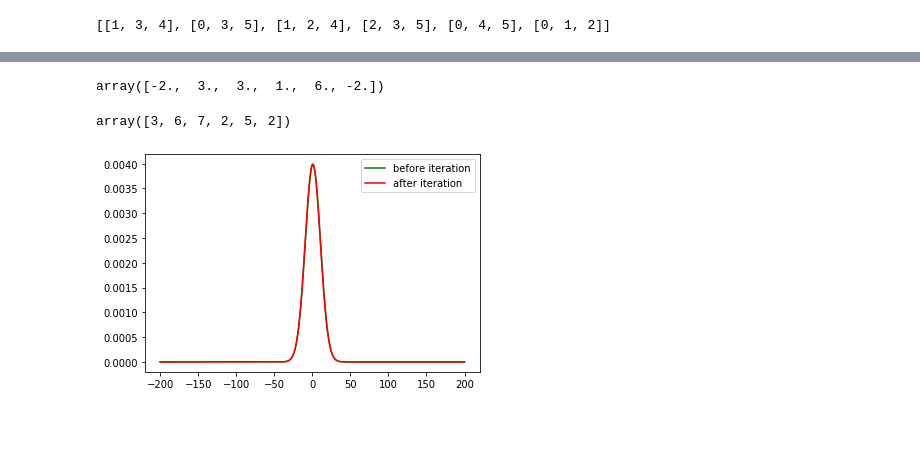
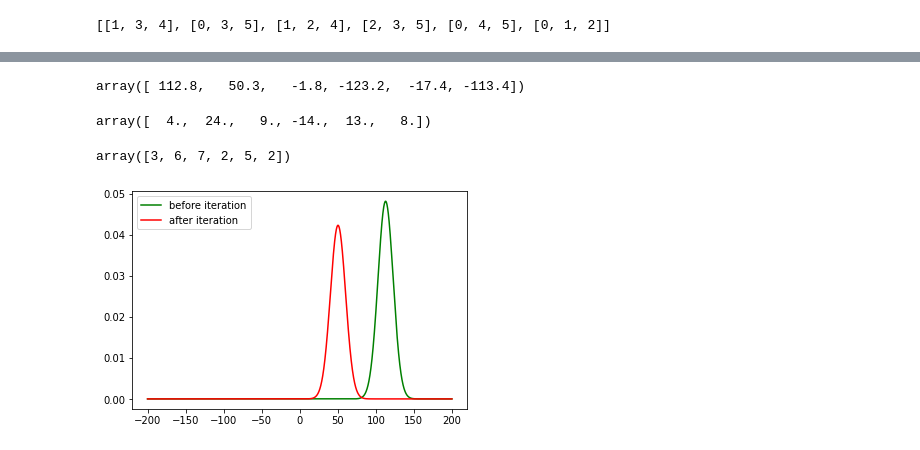
Before and after one commit to abhishek-jana/LDLC, a Jupyter notebook: decoderV4.ipynb, the cells around one changed output, grey strips where cells are left out. Cells and saved outputs as stored; diff of their text form; code cells hidden in the pictures; blank space fills up the shorter version.

```diff
--- a/decoderV4.ipynb
+++ b/decoderV4.ipynb
@@ -99,11 +99,14 @@ def init_message(x, mat):
     variable node outgoing message
     """
     global sigma
+    global y
     nvnode,ncnode = mat.shape
     # initialize outgoing variable messege
     cnode_message = np.zeros(shape = (ncnode,nvnode,len(x)))
-    cnode_idx,cnode,_,_ = _ChkandVarNodes(mat)
+    _,_,vnode_idx,vnode = _ChkandVarNodes(mat)
+    # vnode - nonzero cnodes for each var node
+    chk_histogram = np.bincount(vnode_idx)
 
-    cnode_message[tuple([cnode_idx,cnode])] = (np.exp(-(((H[tuple([cnode,cnode_idx])].reshape(-1,1) - x)/sigma)**2)/2.))/(np.sqrt(2*np.pi*sigma**2))
+    cnode_message[tuple([vnode_idx,vnode])] = (np.exp(-(((np.repeat(y,chk_histogram,axis = 0) - x)/sigma)**2)/2.))/(np.sqrt(2*np.pi*sigma**2))
 
-    return cnode_message
+    return cnode_message.transpose(1,0,2) # for each chk node
@@ -119,5 +112,0 @@ array([[ 117.06996533],
-# %%
-nvnode,ncnode = H.shape
-cnode_message = np.zeros(shape = (ncnode,nvnode,len(x_input)))
-cnode_idx,cnode,_,_ = _ChkandVarNodes(H)
-(np.exp(-(((H[tuple([cnode,cnode_idx])].reshape(-1,1) - x_input)/sigma)**2)/2.))/(np.sqrt(2*np.pi*sigma**2))
@@ -314,15 +289,16 @@ class VariableNode(CheckNode):
         mid_input = len(self.x)//2
         start = mid - mid_input# start of slice
         end = mid + (len(self.x) - mid_input)# end of slice
-        for i,cid in enumerate(self.cnode_id):
-            temp = np.array(productExceptSelf(cnode_message[i][cid,:]))
+        cnode_message = cnode_message.transpose(1,0,2) # convert to "for each chk node"
+        for i,vid in enumerate(self.vnode_id):
+            temp = np.array(productExceptSelf(cnode_message[i][vid,:]))
             temp = temp[:,start:end]
             #temp = self.factor.transpose(1,0,2)*temp
-            self.vnode_message[i][cid,:] = temp
+            self.vnode_message[i][vid,:] = temp
             #print (temp)
         # factor is [chknode][vnode][4001]
 
-        return self.factor.transpose(1,0,2)*self.vnode_message
+        return self.factor*self.vnode_message #for each var node
     def f(self,cnode_message):
         """
         """
@@ -332,18 +308,24 @@ class VariableNode(CheckNode):
 
         res = np.divide(self.vnode_message, total, out=np.zeros_like(self.vnode_message), where=total!=0)
 
-        return res.transpose(1,0,2)
+        return res
     def final(self,cnode_message):
+
+        global y
+        global sigma
+        cnode_message = cnode_message.transpose(1,0,2) #for each var node
         mid = cnode_message.shape[2]//2
         mid_input = len(self.x)//2
         start = mid - mid_input# start of slice
+        end = mid + (len(self.x) - mid_input)# end of slice
+        fac = (np.exp(-(((y - self.x)/sigma)**2)/2.))/(np.sqrt(2*np.pi*sigma**2))
         all_message = []
-        for i,cid in enumerate(self.cnode_id):
+        for i,cid in enumerate(self.vnode_id):
             temp = np.prod(cnode_message[i][cid,:],axis=0)
-            temp = temp[:,start:end]
+            temp = temp[start:end]
             all_message.append(temp)
 
-        return self.factor.transpose(1,0,2)*self.vnode_message
+        return fac*np.array(all_message)
 # %%
 node = CheckNode(H,x_input)
 # node
@@ -427,3 +436,3 @@ iter3: 0.0
 <Figure size 432x288 with 0 Axes>
 # %%
-f_final = vnode.f(q)
+f_final = vnode.final(q)
@@ -434,12 +456,16 @@ x_b = np.argmax(f_final.argmax(axis = 2),axis=1)
+# %%
+x_input[x_b]
+# %% [output]
+array([ 112.8,   50.3,   -1.8, -123.2,  -17.4, -113.4])
 # %%
-np.rint(np.dot(H,x_b))
+np.rint(np.dot(H,x_input[x_b]))
 # %% [output]
-array([-2.,  3.,  3.,  1.,  6., -2.])
+array([  4.,  24.,   9., -14.,  13.,   8.])
 # %%
 b
 # %% [output]
 array([3, 6, 7, 2, 5, 2])
 # %%
-visualize(x_input,f_final[0][1],f_final[0][5])
+visualize(x_input,f_final[0],f_final[1])
 # %% [output]
-[figure, old version]
+[figure, new version]
```
Also changed, not shown: parts of 19 cells of this notebook.
